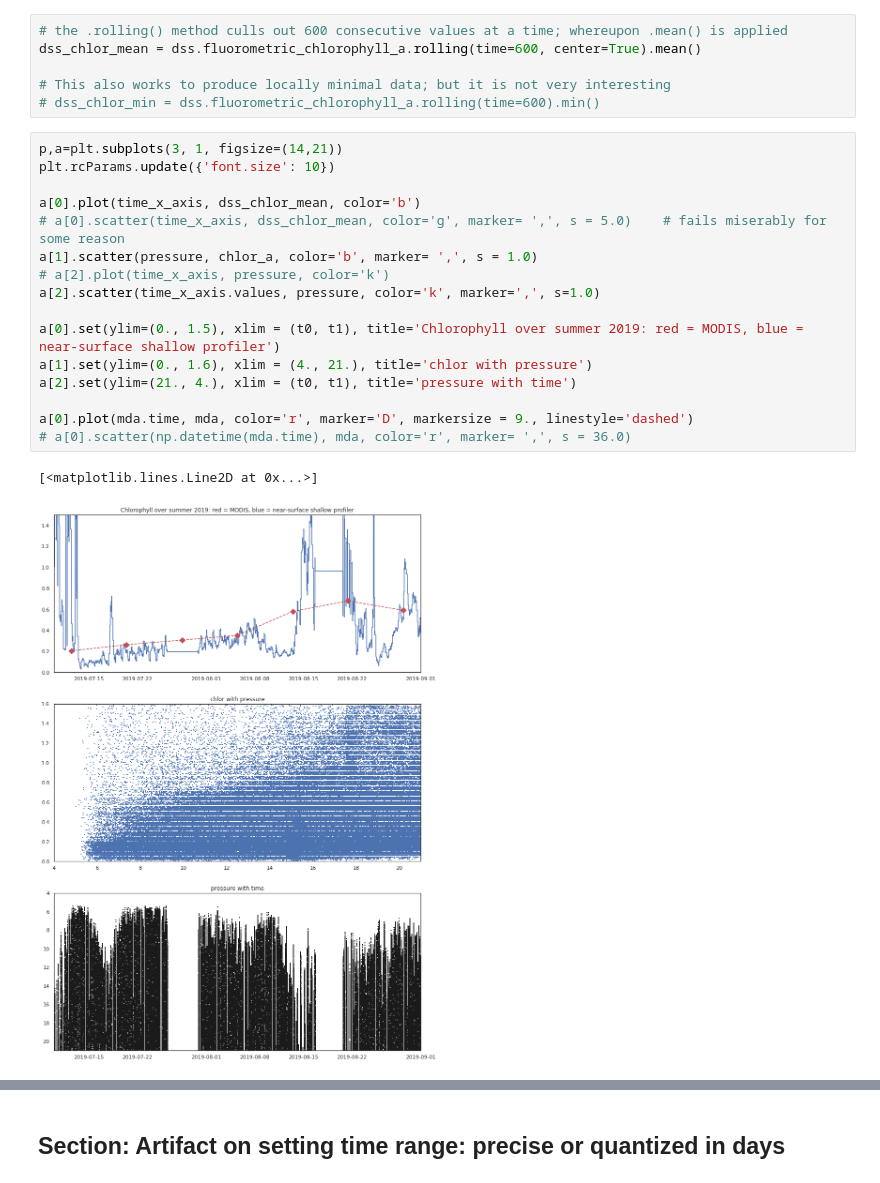
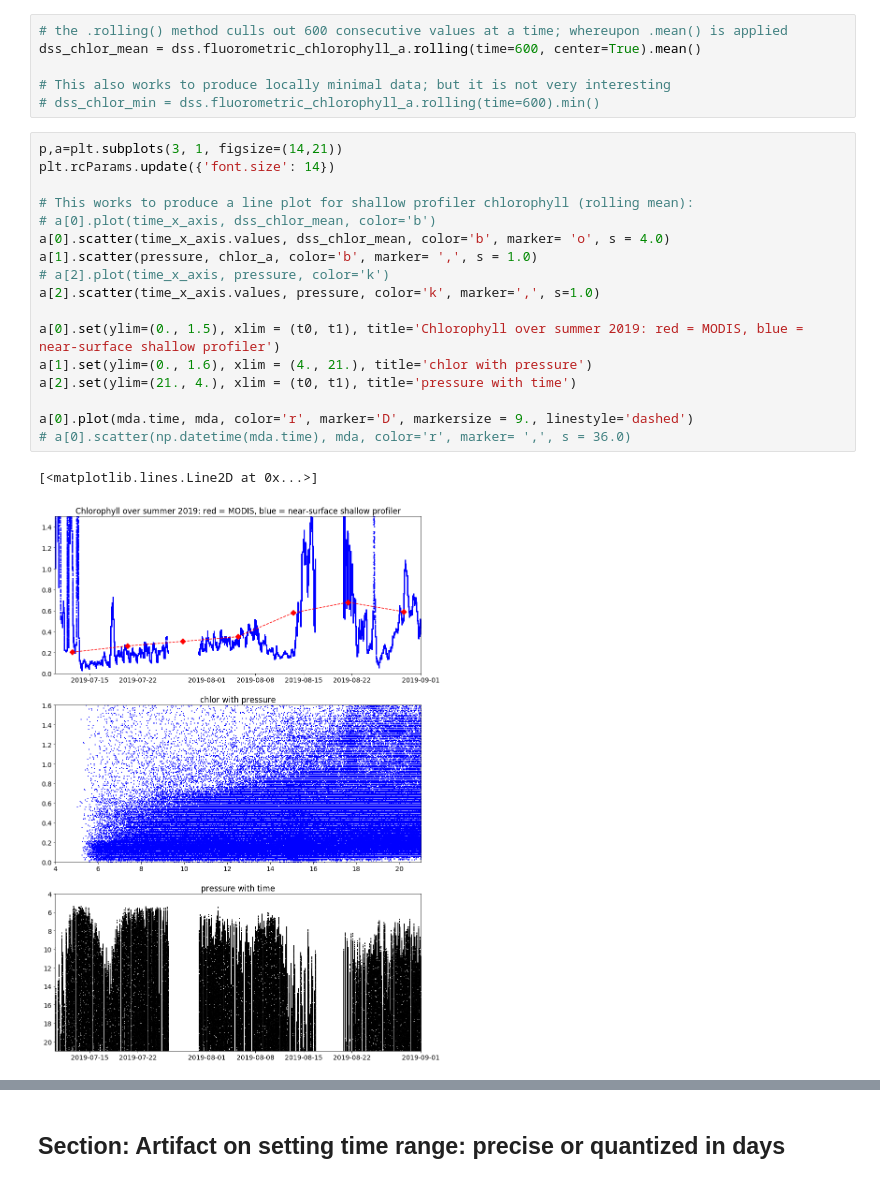
Before and after one commit to robfatland/chlorophyll, a Jupyter notebook: chlorophyll_yodapy_nov2019.ipynb, the cells around one changed output, grey strips where cells are left out. Saved outputs shown, nothing was run; the diff lists cells and outputs as text.

Commit message:
that curtain plot

```diff
--- a/chlorophyll_yodapy_nov2019.ipynb
+++ b/chlorophyll_yodapy_nov2019.ipynb
@@ -703,21 +703,22 @@ dss_chlor_mean = dss.fluorometric_chlorophyll_a.rolling(time=600, center=True).m
 # dss_chlor_min = dss.fluorometric_chlorophyll_a.rolling(time=600).min()
 # %%
 p,a=plt.subplots(3, 1, figsize=(14,21))
-plt.rcParams.update({'font.size': 10})
+plt.rcParams.update({'font.size': 14})
 
-a[0].plot(time_x_axis, dss_chlor_mean, color='b')
-# a[0].scatter(time_x_axis, dss_chlor_mean, color='g', marker= ',', s = 5.0)    # fails miserably for some reason
+# This works to produce a line plot for shallow profiler chlorophyll (rolling mean):
+# a[0].plot(time_x_axis, dss_chlor_mean, color='b')
+a[0].scatter(time_x_axis.values, dss_chlor_mean, color='b', marker= 'o', s = 4.0)
 a[1].scatter(pressure, chlor_a, color='b', marker= ',', s = 1.0)
 # a[2].plot(time_x_axis, pressure, color='k')
 a[2].scatter(time_x_axis.values, pressure, color='k', marker=',', s=1.0)
 
 a[0].set(ylim=(0., 1.5), xlim = (t0, t1), title='Chlorophyll over summer 2019: red = MODIS, blue = near-surface shallow profiler')
 a[1].set(ylim=(0., 1.6), xlim = (4., 21.), title='chlor with pressure')
 a[2].set(ylim=(21., 4.), xlim = (t0, t1), title='pressure with time')
 
 a[0].plot(mda.time, mda, color='r', marker='D', markersize = 9., linestyle='dashed')
 # a[0].scatter(np.datetime(mda.time), mda, color='r', marker= ',', s = 36.0)
 # %% [output]
 [<matplotlib.lines.Line2D at 0x...>]
-[figure, old version]
+[figure, new version]
 # %%
```
Also changed, not shown: parts of 4 cells of this notebook.
